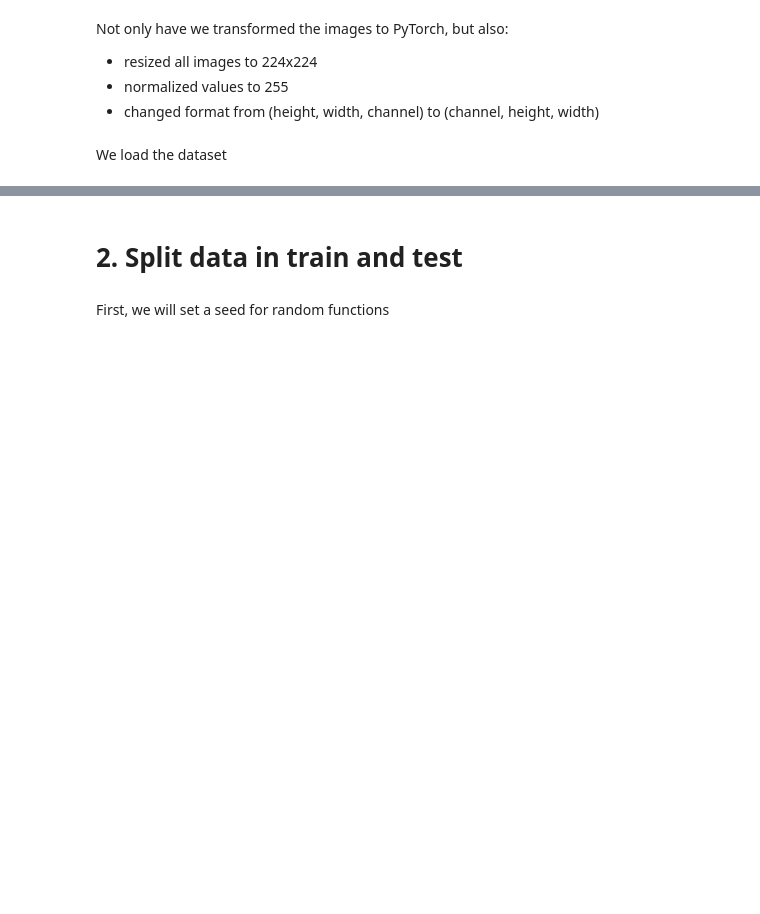
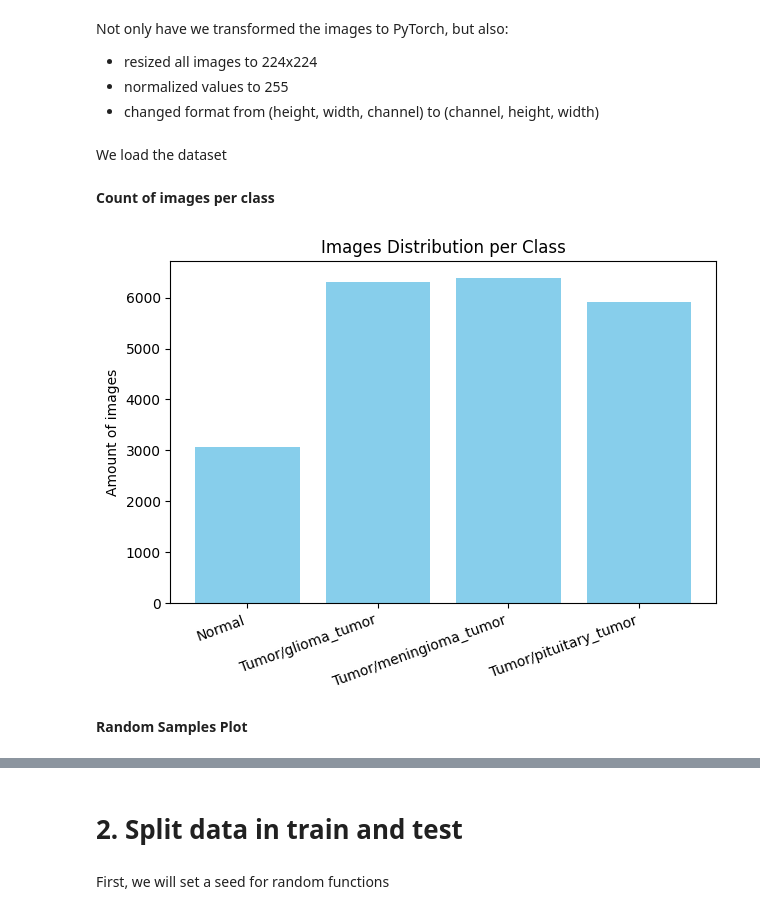
Before and after one commit to mikelpri3/BigData, a Jupyter notebook: notebook.ipynb, the cells around one changed output, grey strips where cells are left out. Cells and saved outputs as stored; diff of their text form; code cells hidden in the pictures; blank space fills up the shorter version.

Commit message:
notebook with plots

```diff
--- a/notebook.ipynb
+++ b/notebook.ipynb
@@ -71,3 +71,22 @@ Not only have we transformed the images to PyTorch, but also:
 We load the dataset
 # %%
 brain_dataset = BrainTumorDataset(dataset_path)
+# %% [markdown]
+**Count of images per class**
+# %%
+import matplotlib.pyplot as plt
+
+def count_of_classes(brain_dataset):
+    counts = [brain_dataset.labels.count(i) for i in range(len(brain_dataset.classes))]
+    plt.bar(brain_dataset.classes, counts, color='skyblue')
+    plt.xticks(rotation=20, ha="right")
+    plt.title("Images Distribution per Class")
+    plt.ylabel("Amount of images")
+    plt.tight_layout()
+    plt.show()
+# %%
+count_of_classes(brain_dataset)
+# %% [output]
+[figure, added]
+# %% [markdown]
+**Random Samples Plot**
```
Also changed, not shown: parts of 15 cells of this notebook.
